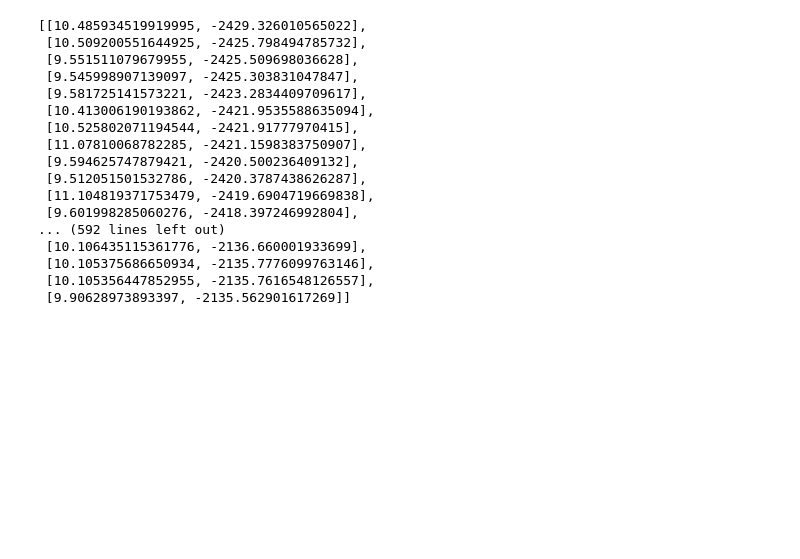
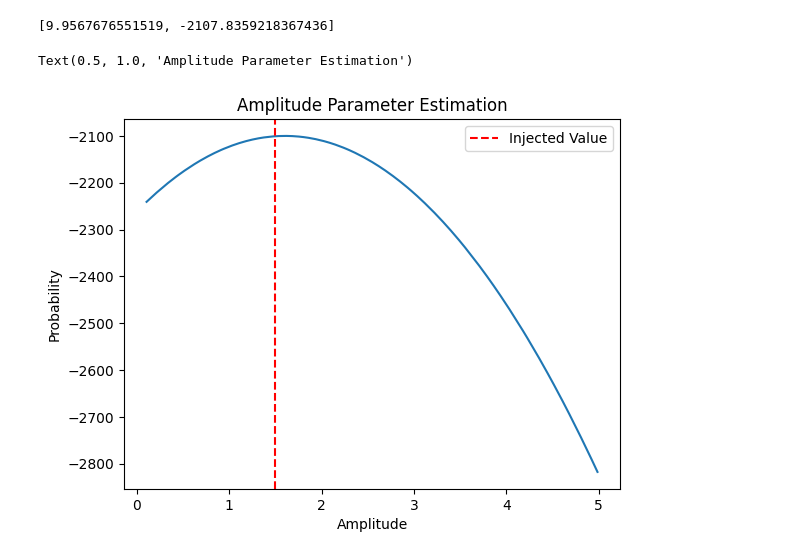
Before and after one commit to rahule-1999/M.Sc-Project, a Jupyter notebook: Assignment.ipynb, the cells around one changed output. Saved outputs shown, nothing was run; the diff lists cells and outputs as text; code cells hidden in the pictures; blank space fills up the shorter version.

```diff
--- a/Assignment.ipynb
+++ b/Assignment.ipynb
@@ -76,5 +65,5 @@ sorted_w_and_likes
 # %%
-N_iter = 4000
+N_iter = 10000
 i=0
 
 w_Nsample=[]
@@ -91,25 +80,46 @@ while(i<N_iter):
   i+=1
 
 w_Nsample = sorted(w_Nsample,key=lambda x: x[1])
-w_Nsample
-# x=[x[0] for x in w_Nsample]
+#w_Nsample
+#x=[x[0] for x in w_Nsample]
+#x = list(np.around(np.array(x),3))
+#plt.hist(x,bins=100)
 # y=[x[1] for x in w_Nsample]
 # plt.plot(x,y)
+
+w_Nsample[-1]
 # %% [output]
-[[10.485934519919995, -2429.326010565022],
- [10.509200551644925, -2425.798494785732],
- [9.551511079679955, -2425.509698036628],
- [9.545998907139097, -2425.303831047847],
- [9.581725141573221, -2423.2834409709617],
- [10.413006190193862, -2421.9535588635094],
- [10.525802071194544, -2421.91777970415],
- [11.07810068782285, -2421.1598383750907],
- [9.594625747879421, -2420.500236409132],
- [9.512051501532786, -2420.3787438626287],
- [11.104819371753479, -2419.6904719669838],
- [9.601998285060276, -2418.397246992804],
-... (592 lines left out)
- [10.106435115361776, -2136.660001933699],
- [10.105375686650934, -2135.7776099763146],
- [10.105356447852955, -2135.7616548126557],
- [9.90628973893397, -2135.562901617269]]
+[9.9567676551519, -2107.8359218367436]
+# %%
+def ln_likelihood(t,A,true_w,phi,std,data):
+  signal_data = signal_fn(t,A,true_w,true_phi)
+  ln_likes = -0.5 * ((data - signal_data)**2 / std**2 + np.log(2*np.pi*std**2))
+  return sum(ln_likes)
+
+
+def get_prior_A(A_range,n):
+  return np.random.uniform(A_range[0],A_range[1],n)
+
+A_range = [0.1,5]
+A_iter = get_prior_A(A_range,200)
+
+
+A_and_likes = []
+
+for i in A_iter:
+  A_and_likes.append([i,ln_likelihood(t,i,true_w,true_phi,std,data)])
+
+sorted_A_and_likes = sorted(A_and_likes,key=lambda x: x[0])
+x=[x[0] for x in sorted_A_and_likes]
+y=[x[1] for x in sorted_A_and_likes]
+plt.plot(x,y)
+plt.xlabel('Amplitude')
+plt.ylabel('Probability')
+plt.axvline(x=1.5,color='red',label='Injected Value', linestyle='dashed')
+plt.legend(loc='best')
+plt.title('Amplitude Parameter Estimation')
+#sorted_A_and_likes = sorted(A_and_likes,key=lambda x: x[1])
+#sorted_w_and_likes
+# %% [output]
+Text(0.5, 1.0, 'Amplitude Parameter Estimation')
+[figure, added]
```
Also changed, not shown: parts of 3 cells of this notebook.
